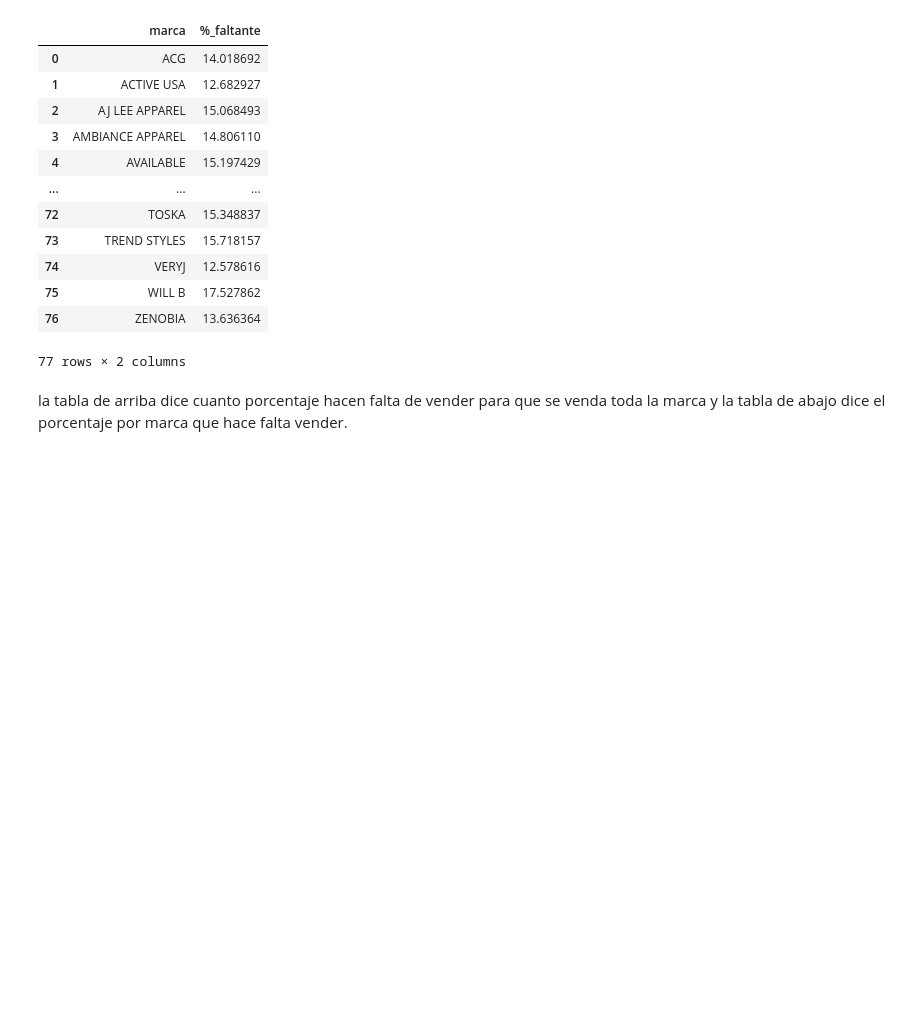
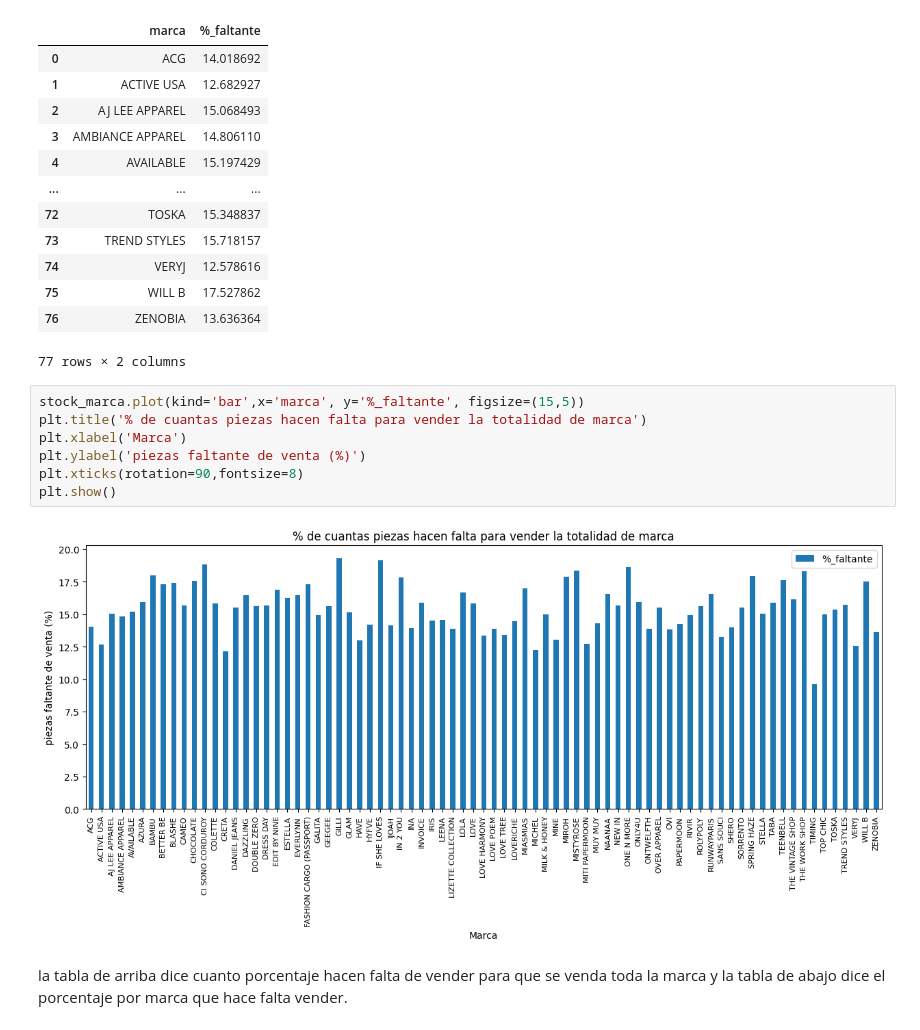
Before and after one commit to Adrian-estrada-chavez/clothing-sales-roi-analysis, a Jupyter notebook: notebooks/Clothing_sales_roi_analysis.ipynb, the cells around one changed output. Saved outputs shown, nothing was run; the diff lists cells and outputs as text; blank space fills up the shorter version.

```diff
--- a/notebooks/Clothing_sales_roi_analysis.ipynb
+++ b/notebooks/Clothing_sales_roi_analysis.ipynb
@@ -933,6 +933,15 @@ stock_marca
 | 75 | WILL B | 17.527862 |
 | 76 | ZENOBIA | 13.636364 |
 77 rows × 2 columns
+# %%
+stock_marca.plot(kind='bar',x='marca', y='%_faltante', figsize=(15,5))
+plt.title('% de cuantas piezas hacen falta para vender la totalidad de marca')
+plt.xlabel('Marca')
+plt.ylabel('piezas faltante de venta (%)')
+plt.xticks(rotation=90,fontsize=8)
+plt.show()
+# %% [output]
+[figure, added]
 # %% [markdown]
 la tabla de arriba dice cuanto porcentaje hacen falta de vender para que se venda toda la marca y la tabla de abajo dice el porcentaje por marca que hace falta vender.
 # %%
```
Also changed, not shown: parts of 22 cells of this notebook.
